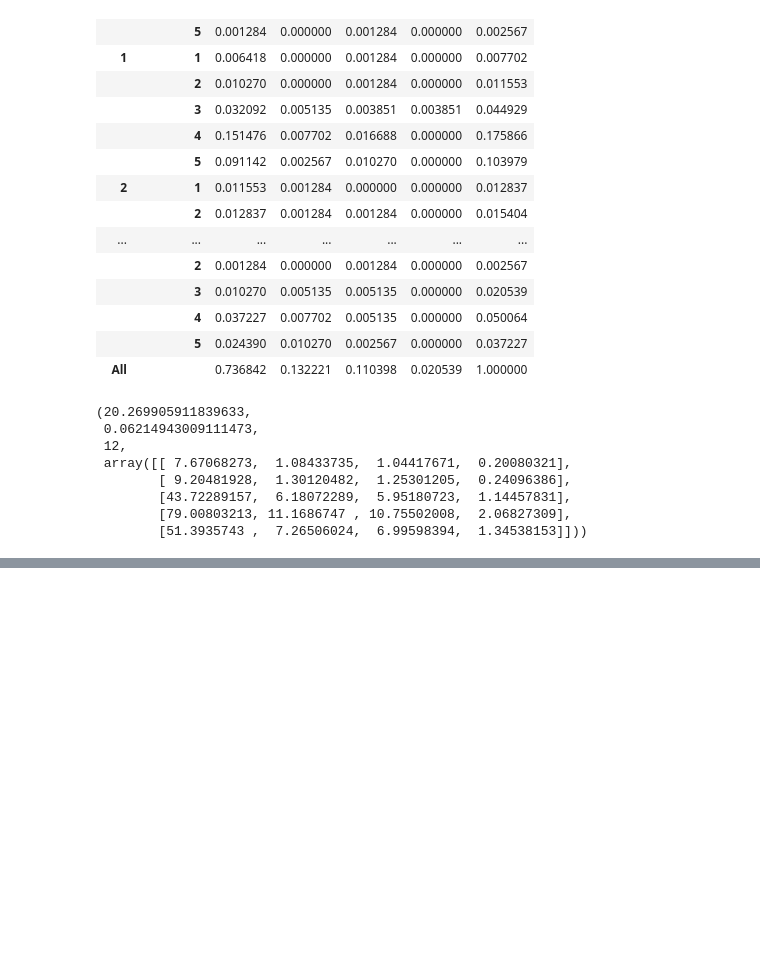
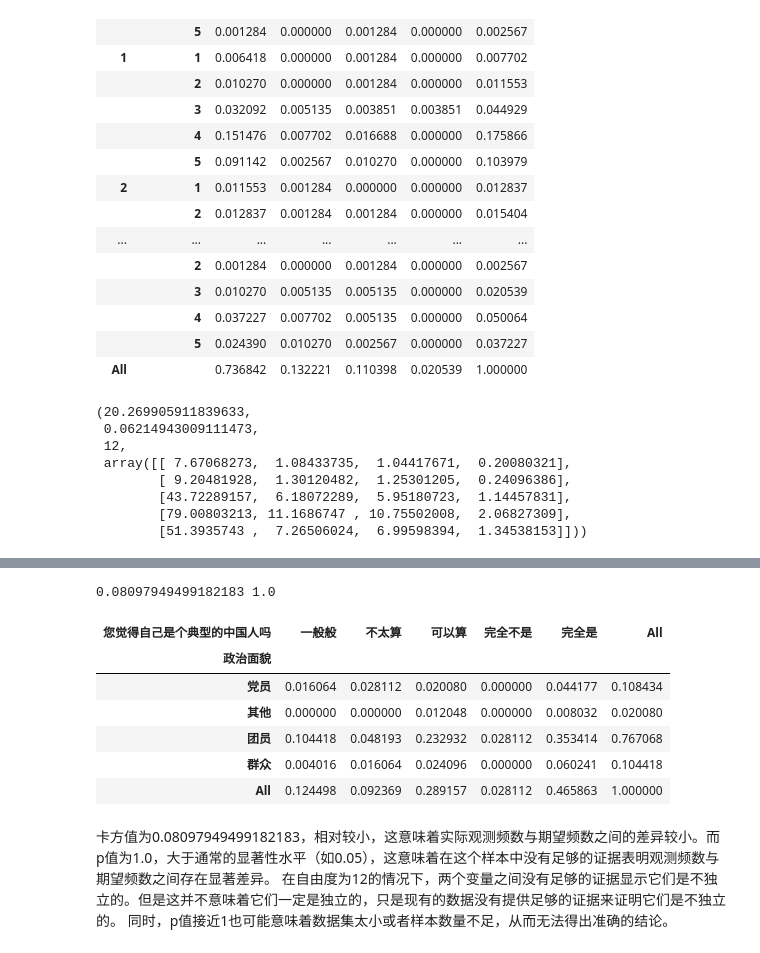
Before and after one commit to 1223351431/AnnCLOUDS, a Jupyter notebook: 16-多变量数据分析.ipynb, the cells around one changed output, grey strips where cells are left out. Drawn from its saved outputs; the diff is of its cells as text; code cells hidden in the pictures; blank space fills up the shorter version.

```diff
--- a/16-多变量数据分析.ipynb
+++ b/16-多变量数据分析.ipynb
@@ -54,0 +81,23 @@ chi2_grade, p_grade, dof_grade, expected_grade[:10]  # 展示期望频次的前1
+# %%
+from scipy import stats
+specific_grade = '大二'
+df_specific_grade = df_spss[df_spss['年级'] == specific_grade]
+cross_tab_specific_grade = pd.crosstab(df_specific_grade['政治面貌'],
+                                       df_specific_grade['您觉得自己是个典型的中国人吗'],
+                                       margins=True,normalize = True)
+chi2_grade, p_grade, dof_grade, expected_grade = stats.chi2_contingency(cross_tab_specific_grade)
+print(chi2_grade,p_grade)
+cross_tab_specific_grade
+# %% [output]
+0.08097949499182183 1.0
+| 您觉得自己是个典型的中国人吗 | 一般般 | 不太算 | 可以算 | 完全不是 | 完全是 | All |
+| 政治面貌 |  |  |  |  |  |  |
+| 党员 | 0.016064 | 0.028112 | 0.020080 | 0.000000 | 0.044177 | 0.108434 |
+| 其他 | 0.000000 | 0.000000 | 0.012048 | 0.000000 | 0.008032 | 0.020080 |
+| 团员 | 0.104418 | 0.048193 | 0.232932 | 0.028112 | 0.353414 | 0.767068 |
+| 群众 | 0.004016 | 0.016064 | 0.024096 | 0.000000 | 0.060241 | 0.104418 |
+| All | 0.124498 | 0.092369 | 0.289157 | 0.028112 | 0.465863 | 1.000000 |
+# %% [markdown]
+卡方值为0.08097949499182183，相对较小，这意味着实际观测频数与期望频数之间的差异较小。而p值为1.0，大于通常的显著性水平（如0.05），这意味着在这个样本中没有足够的证据表明观测频数与期望频数之间存在显著差异。
+在自由度为12的情况下，两个变量之间没有足够的证据显示它们是不独立的。但是这并不意味着它们一定是独立的，只是现有的数据没有提供足够的证据来证明它们是不独立的。
+同时，p值接近1也可能意味着数据集太小或者样本数量不足，从而无法得出准确的结论。
```
Also changed, not shown: parts of 1 cell of this notebook, 1 other file.
